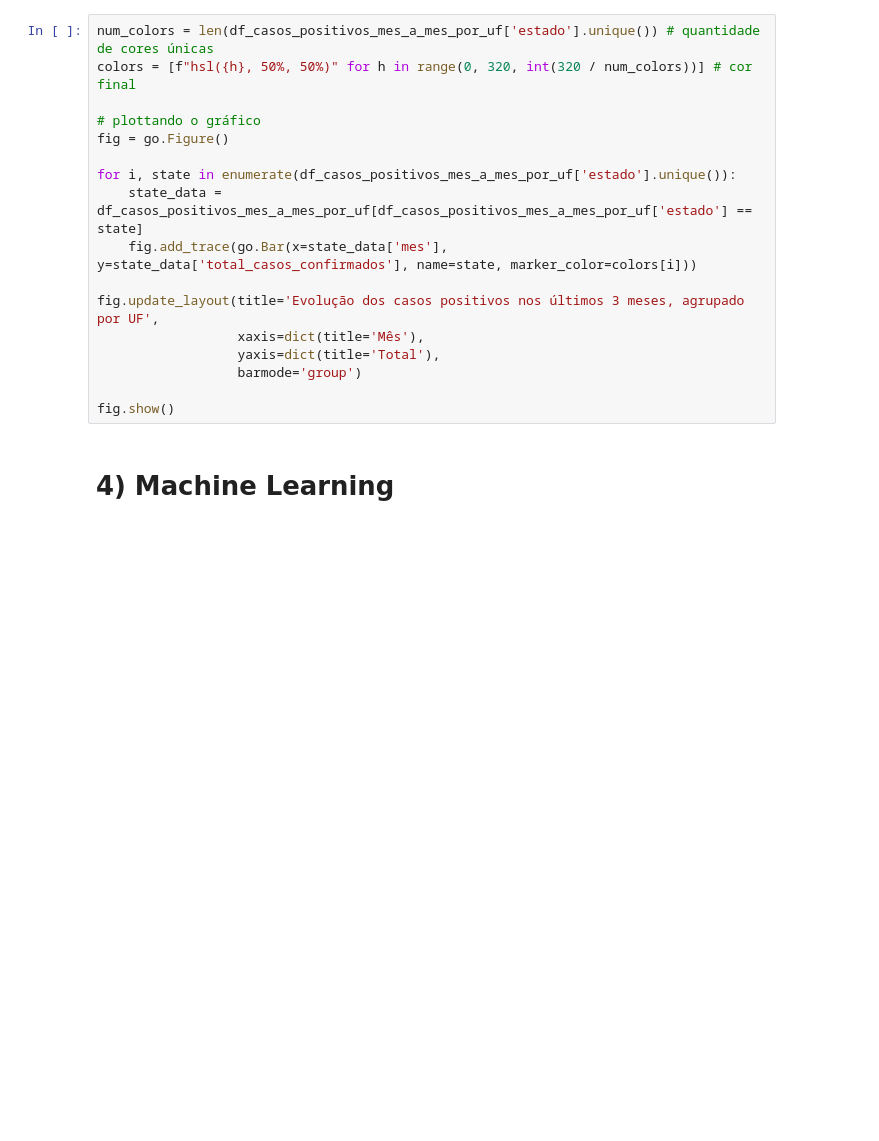
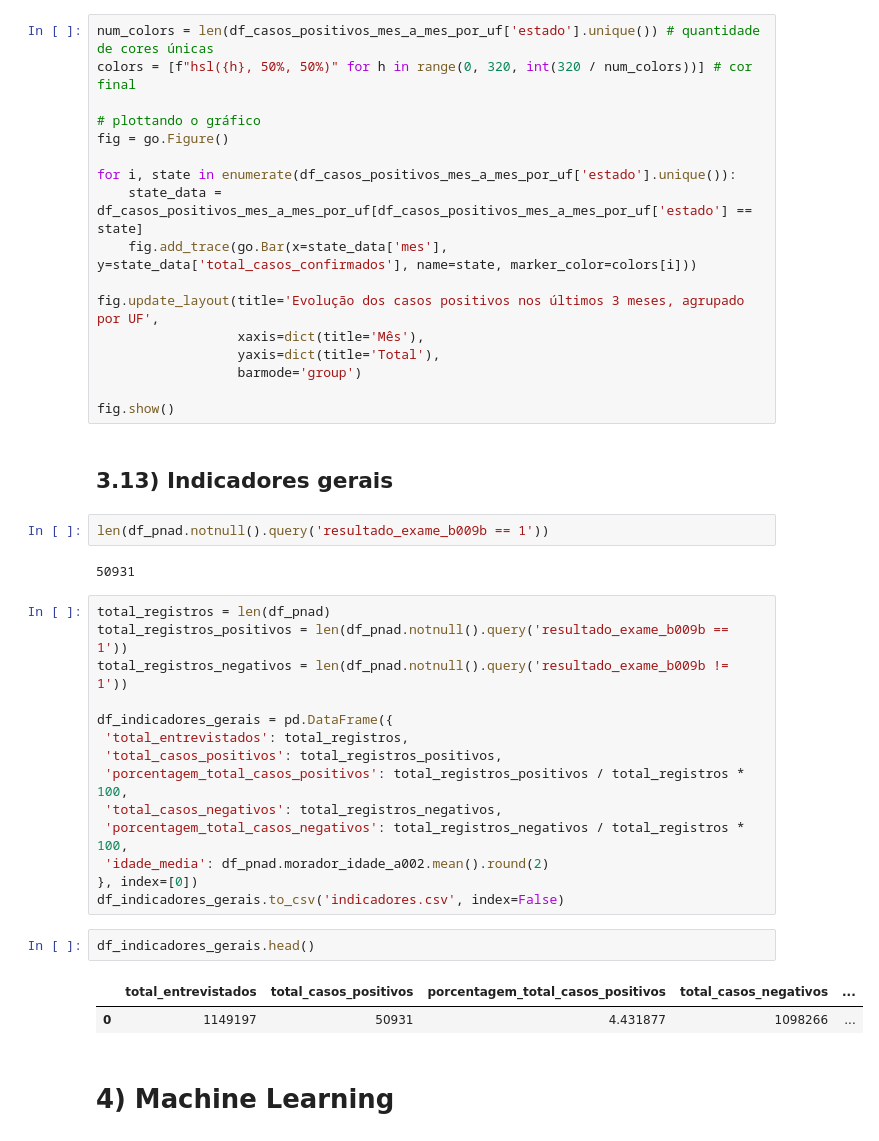
Before and after one commit to dhachcar/postech-tech-challenge-3, a Jupyter notebook: Tech_Challenge_3_Análises_para_o_Streamlit.ipynb, the cells around one changed output. Saved outputs shown, nothing was run; the diff lists cells and outputs as text; blank space fills up the shorter version.

```diff
--- a/Tech_Challenge_3_Análises_para_o_Streamlit.ipynb
+++ b/Tech_Challenge_3_Análises_para_o_Streamlit.ipynb
@@ -879,6 +882,31 @@ fig.update_layout(title='Evolução dos casos positivos nos últimos 3 meses, ag
                   barmode='group')
 
 fig.show()
+# %% [markdown]
+## 3.13) Indicadores gerais
+# %%
+len(df_pnad.notnull().query('resultado_exame_b009b == 1'))
+# %% [output]
+50931
+# %%
+total_registros = len(df_pnad)
+total_registros_positivos = len(df_pnad.notnull().query('resultado_exame_b009b == 1'))
+total_registros_negativos = len(df_pnad.notnull().query('resultado_exame_b009b != 1'))
+
+df_indicadores_gerais = pd.DataFrame({
+ 'total_entrevistados': total_registros,
+ 'total_casos_positivos': total_registros_positivos,
+ 'porcentagem_total_casos_positivos': total_registros_positivos / total_registros * 100,
+ 'total_casos_negativos': total_registros_negativos,
+ 'porcentagem_total_casos_negativos': total_registros_negativos / total_registros * 100,
+ 'idade_media': df_pnad.morador_idade_a002.mean().round(2)
+}, index=[0])
+df_indicadores_gerais.to_csv('indicadores.csv', index=False)
+# %%
+df_indicadores_gerais.head()
+# %% [output]
+|  | total_entrevistados | total_casos_positivos | porcentagem_total_casos_positivos | total_casos_negativos | ... |
+| 0 | 1149197 | 50931 | 4.431877 | 1098266 | ... |
 # %% [markdown]
 # 4) Machine Learning
 # %%
```
Also changed, not shown: parts of 50 cells of this notebook.
